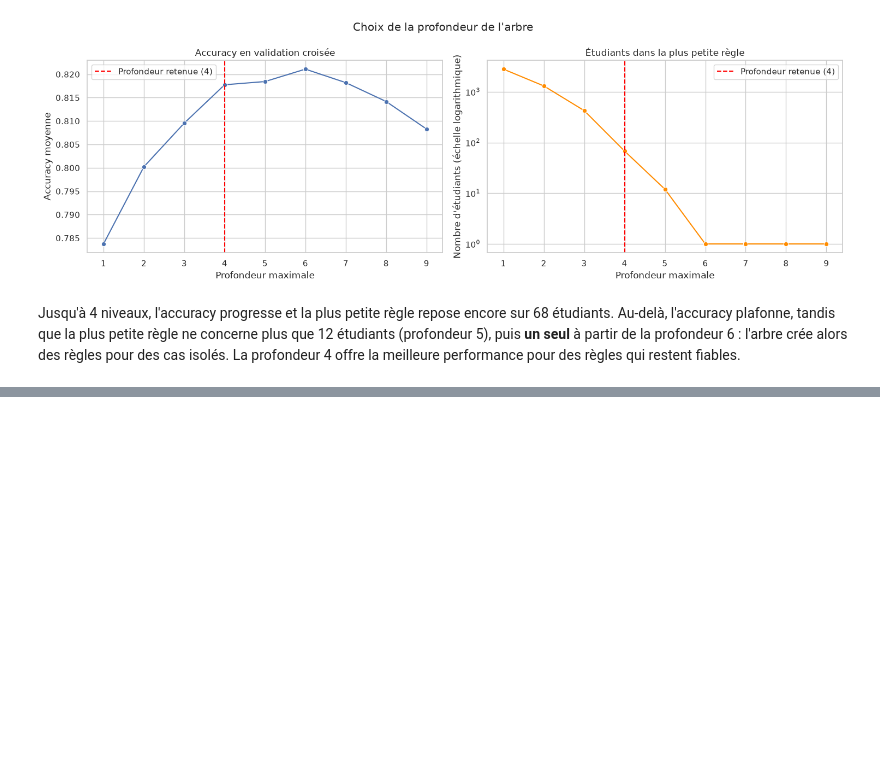
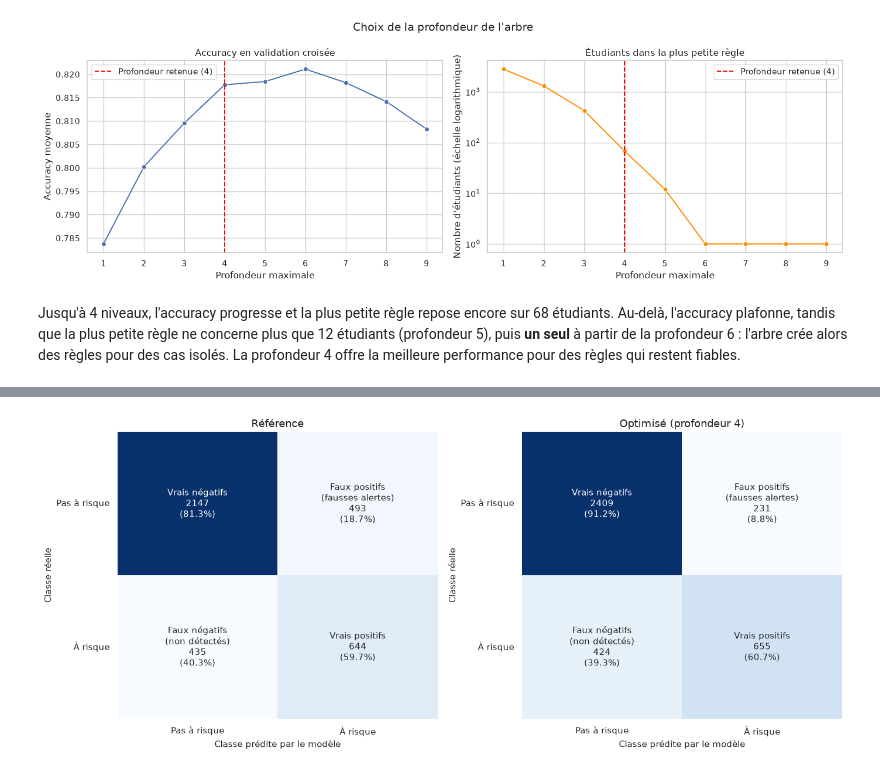
Before and after one commit to QuentinGouttaya/ML-Student-Grades-Socio-Economic-Variables-, a Jupyter notebook: projet_saber.ipynb, the cells around one changed output, grey strips where cells are left out. Saved outputs shown, nothing was run; the diff lists cells and outputs as text; code cells hidden in the pictures; blank space fills up the shorter version.

```diff
--- a/projet_saber.ipynb
+++ b/projet_saber.ipynb
@@ -935,0 +1025,27 @@ profondeur 4 offre la meilleure performance pour des règles qui restent fiables
+# %%
+# Matrices de confusion du modèle de référence et du modèle optimisé
+classes = ["Pas à risque", "À risque"]
+noms_cases = [["Vrais négatifs", "Faux positifs\n(fausses alertes)"],
+              ["Faux négatifs\n(non détectés)", "Vrais positifs"]]
+modeles_compares = {"Référence": arbre_base, "Optimisé (profondeur 4)": arbre_opt}
+
+fig, axes = plt.subplots(1, 2, figsize=(14, 6))
+for ax, (nom, modele) in zip(axes, modeles_compares.items()):
+    matrice = metrics.confusion_matrix(y_test, modele.predict(X_test))
+
+    # Texte de chaque case : nom, nombre d'étudiants, part de la classe réelle (ligne)
+    textes = [[f"{noms_cases[i][j]}\n{matrice[i, j]}\n({matrice[i, j] / matrice[i].sum():.1%})"
+               for j in range(2)] for i in range(2)]
+
+    sns.heatmap(matrice, annot=textes, fmt="", cmap="Blues", cbar=False,
+                xticklabels=classes, yticklabels=classes,
+                annot_kws={"fontsize": 11}, ax=ax)
+    ax.set_title(nom, fontsize=13)
+    ax.set_xlabel("Classe prédite par le modèle", fontsize=11)
+    ax.set_ylabel("Classe réelle", fontsize=11)
+    ax.tick_params(axis="y", rotation=0)
+
+plt.tight_layout()
+plt.show()
+# %% [output]
+[figure, added]
```
Also changed, not shown: parts of 27 cells of this notebook.
